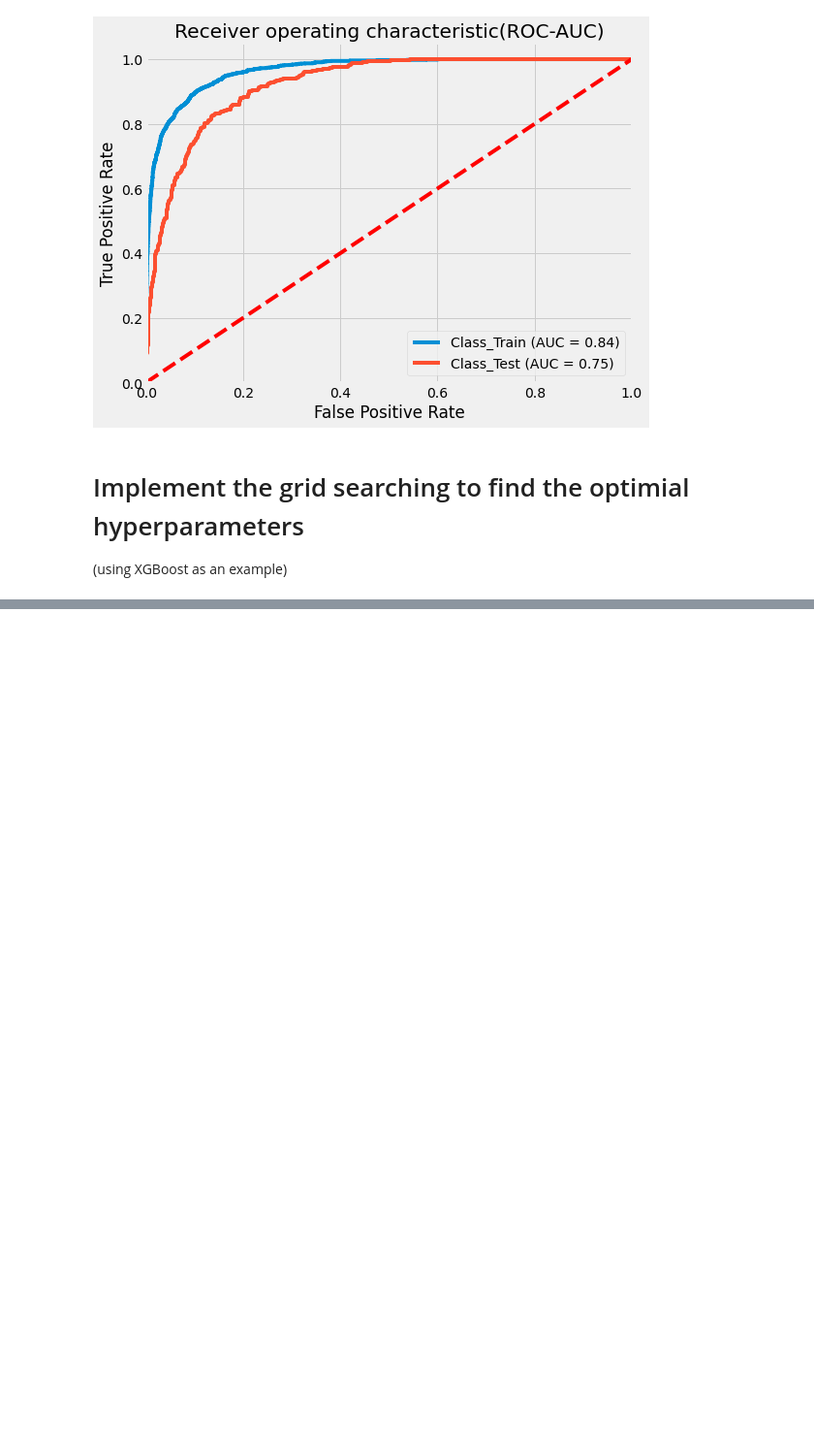
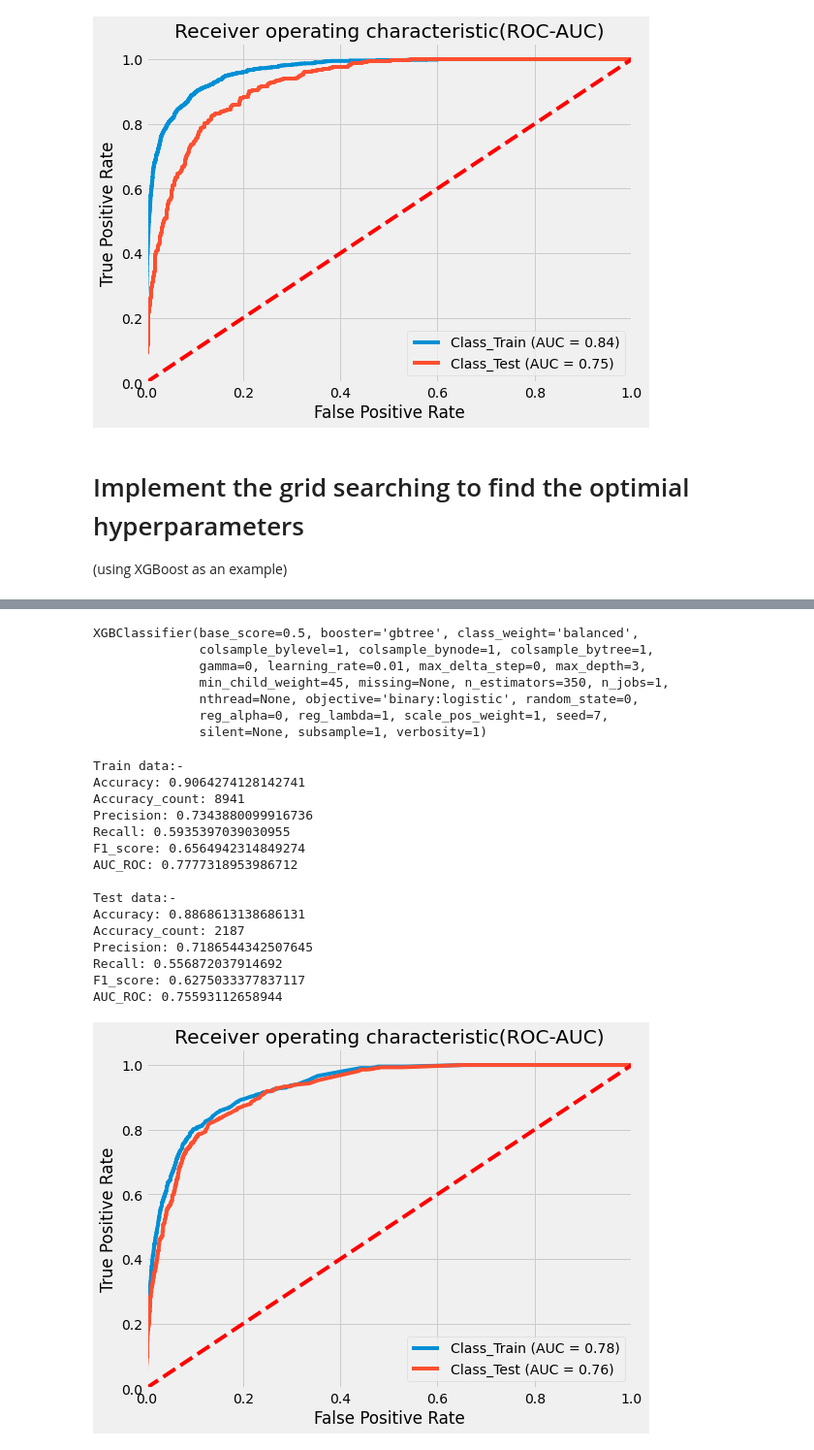
Before and after one commit to dwu926/Problem-Management-UI, a Jupyter notebook: E_commerce_Purchase_Prediction.ipynb, the cells around one changed output, grey strips where cells are left out. Shown at 97% size. Saved outputs shown, nothing was run; the diff lists cells and outputs as text; code cells hidden in the pictures; blank space fills up the shorter version.

```diff
--- a/E_commerce_Purchase_Prediction.ipynb
+++ b/E_commerce_Purchase_Prediction.ipynb
@@ -28,26 +22,9 @@ from sklearn.metrics import roc_auc_score
 from sklearn.metrics import roc_curve
 from sklearn.metrics import f1_score
 from sklearn.metrics import classification_report
-import pickle
 
-from collections import Counter
-from sklearn.utils import resample
-
-from IPython.display import display
-pd.set_option('display.max_columns', 60)
 
 %matplotlib inline
-
-import warnings
-warnings.filterwarnings('ignore')
-
-from IPython.core.interactiveshell import InteractiveShell
-InteractiveShell.ast_node_interactivity = "all"
-
-plt.style.use('fivethirtyeight')
-
-import random
-random.seed(9001)
 # %%
 data = pd.read_csv('online_shopping_data.csv')
 df = data.copy()
@@ -527,0 +543,42 @@ Fitting 3 folds for each of 2646 candidates, totalling 7938 fits
+# %%
+model = XGBClassifier(base_score=0.5, booster='gbtree', class_weight='balanced',
+              colsample_bylevel=1, colsample_bynode=1, colsample_bytree=1,
+              gamma=0, learning_rate=0.01, max_delta_step=0, max_depth=3,
+              min_child_weight=45, missing=None, n_estimators=350, n_jobs=1,
+              nthread=None, objective='binary:logistic', random_state=0,
+              reg_alpha=0, reg_lambda=1, scale_pos_weight=1, seed=7,
+              silent=None, subsample=1, verbosity=1)
+model.fit(x_train,y_train)
+
+y_pred = model.predict(x_test)
+y_pred_train = model.predict(x_train)
+
+train_summary = model_eval(y_train,y_pred_train)
+test_summary = model_eval(y_test,y_pred)
+
+compare_result(train_summary, test_summary)
+roc_auc(model, y_train, x_train, y_test, x_test)
+# %% [output]
+XGBClassifier(base_score=0.5, booster='gbtree', class_weight='balanced',
+              colsample_bylevel=1, colsample_bynode=1, colsample_bytree=1,
+              gamma=0, learning_rate=0.01, max_delta_step=0, max_depth=3,
+              min_child_weight=45, missing=None, n_estimators=350, n_jobs=1,
+              nthread=None, objective='binary:logistic', random_state=0,
+              reg_alpha=0, reg_lambda=1, scale_pos_weight=1, seed=7,
+              silent=None, subsample=1, verbosity=1)
+Train data:-
+Accuracy: 0.9064274128142741
+Accuracy_count: 8941
+Precision: 0.7343880099916736
+Recall: 0.5935397039030955
+F1_score: 0.6564942314849274
+AUC_ROC: 0.7777318953986712
+
+Test data:-
+Accuracy: 0.8868613138686131
+Accuracy_count: 2187
+Precision: 0.7186544342507645
+Recall: 0.556872037914692
+F1_score: 0.6275033377837117
+AUC_ROC: 0.75593112658944
+[figure, added]
```
Also changed, not shown: parts of 4 cells of this notebook.
